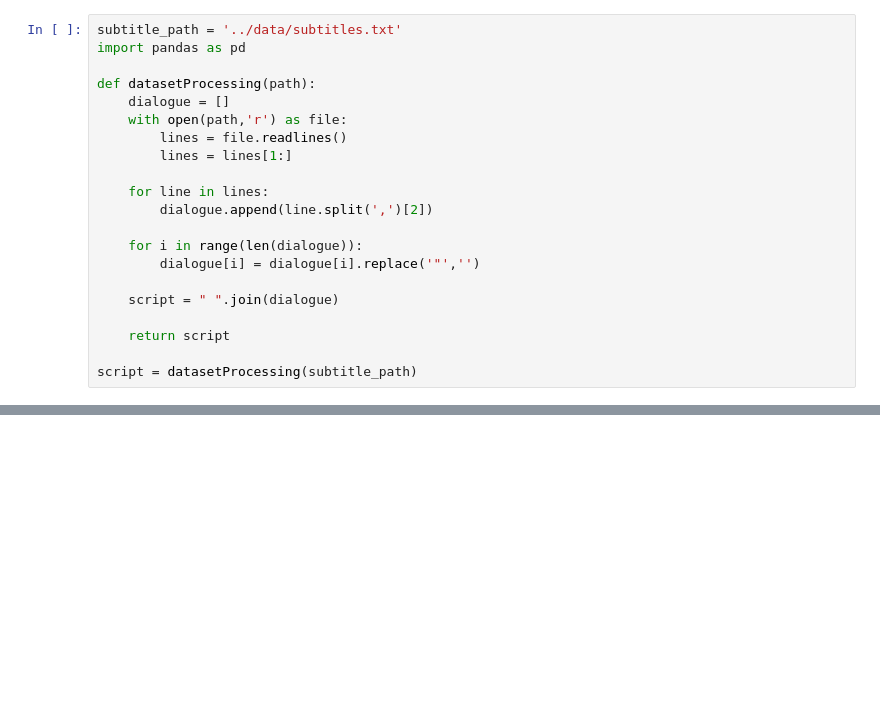
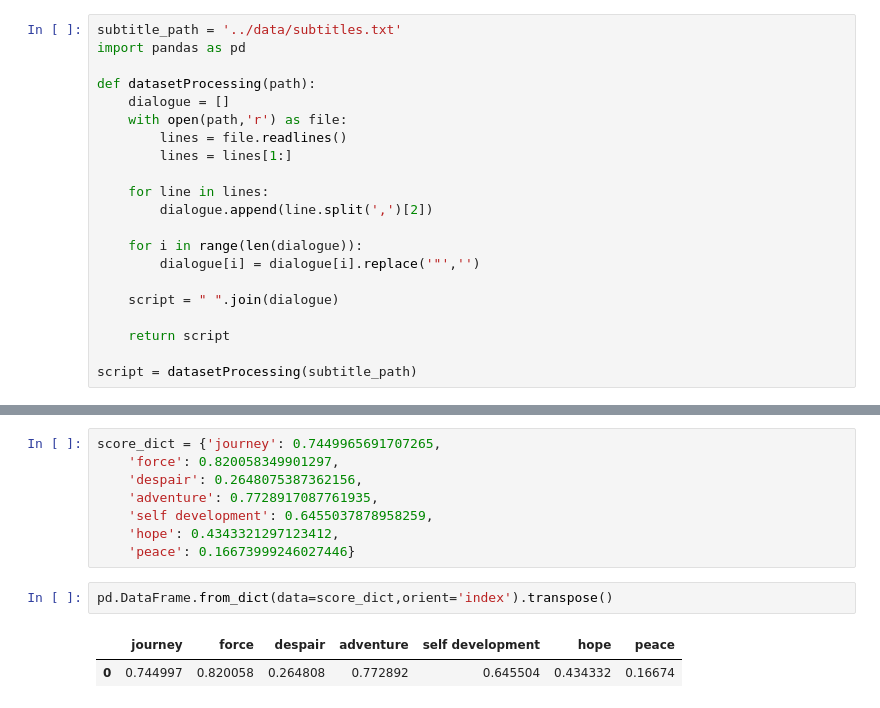
Before and after one commit to rashadat1/StarWarsNLP, a Jupyter notebook: theme_classification/theme_classifier.ipynb, the cells around one changed output, grey strips where cells are left out. Drawn from its saved outputs; the diff is of its cells as text; blank space fills up the shorter version.

```diff
--- a/theme_classification/theme_classifier.ipynb
+++ b/theme_classification/theme_classifier.ipynb
@@ -73,0 +89,13 @@ def getThemeOutputs(script,theme_list,pipeline):
+# %%
+score_dict = {'journey': 0.7449965691707265,
+    'force': 0.820058349901297,
+    'despair': 0.2648075387362156,
+    'adventure': 0.7728917087761935,
+    'self development': 0.6455037878958259,
+    'hope': 0.4343321297123412,
+    'peace': 0.16673999246027446}
+# %%
+pd.DataFrame.from_dict(data=score_dict,orient='index').transpose()
+# %% [output]
+|  | journey | force | despair | adventure | self development | hope | peace |
+| 0 | 0.744997 | 0.820058 | 0.264808 | 0.772892 | 0.645504 | 0.434332 | 0.16674 |
```
Also changed, not shown: parts of 3 cells of this notebook, 3 other files.
